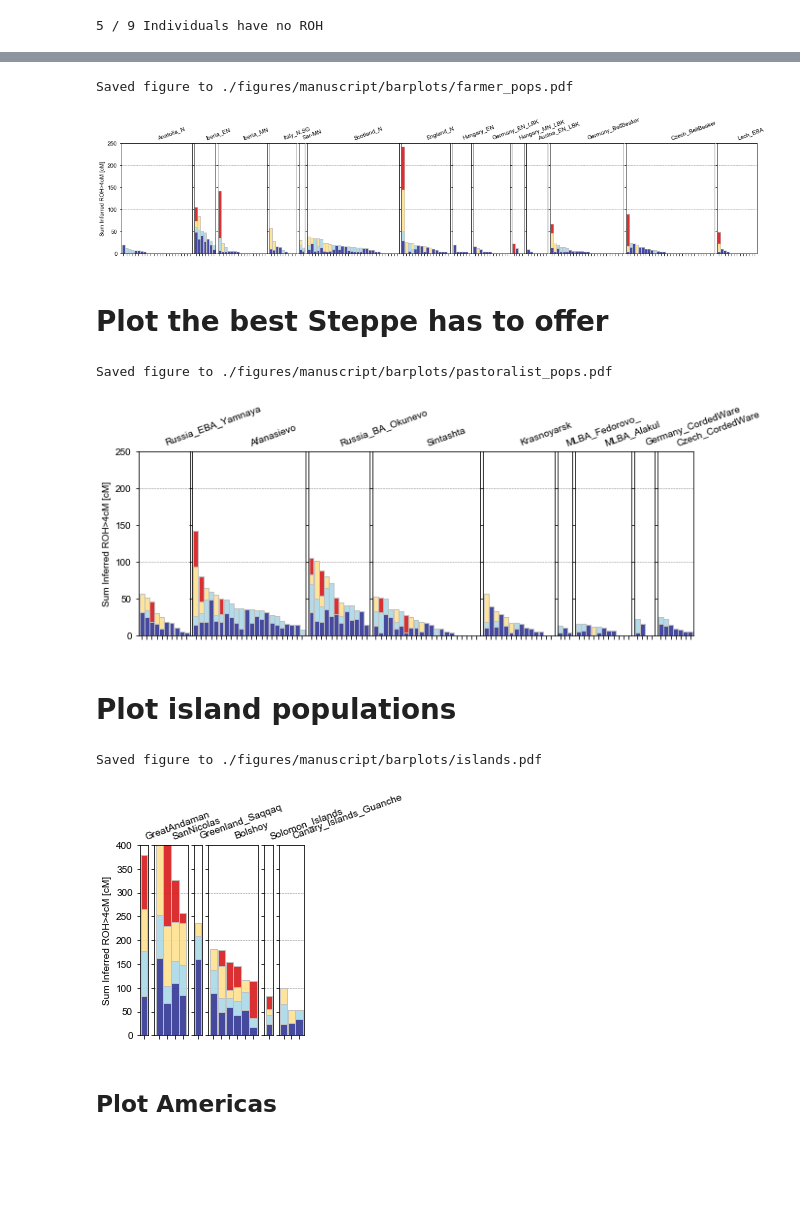
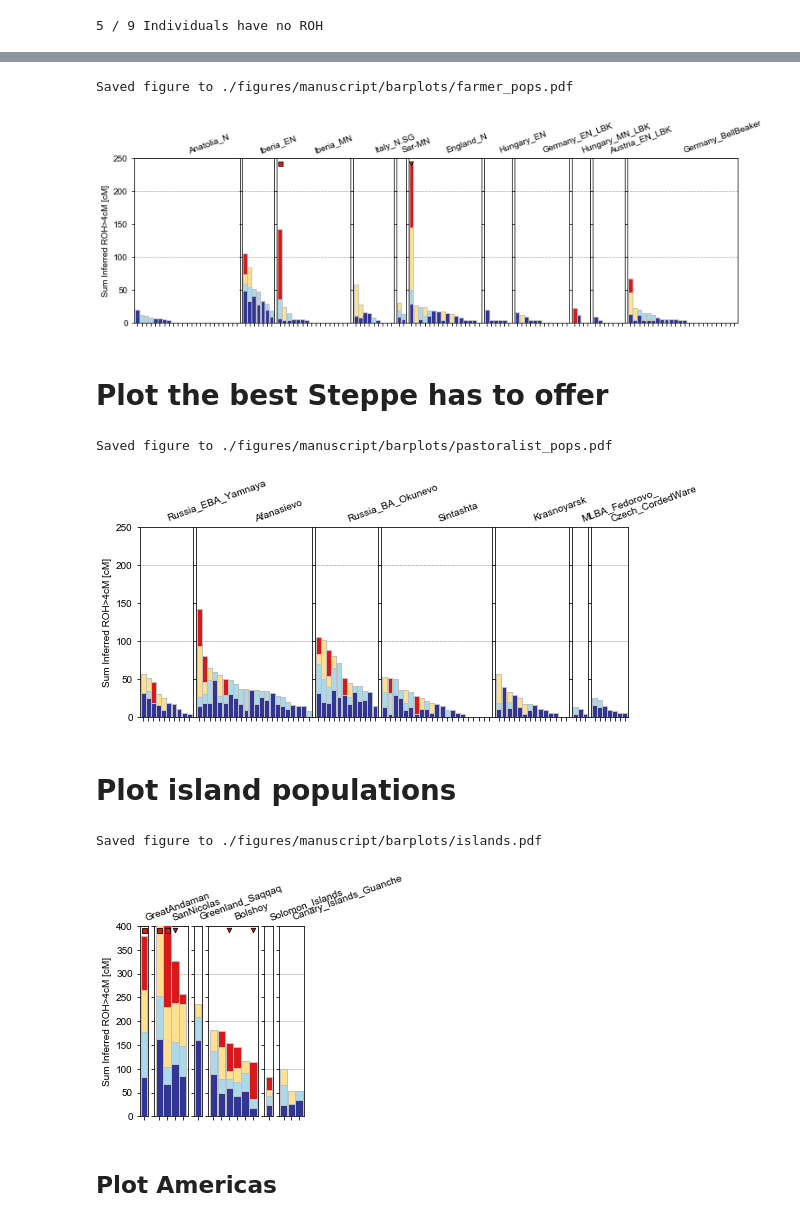
Before and after one commit to hringbauer/hapROH, a Jupyter notebook: Notebooks/Figures/plot_bar_ROH.ipynb, the cells around one changed output, grey strips where cells are left out. Saved outputs shown, nothing was run; the diff lists cells and outputs as text; code cells hidden in the pictures; blank space fills up the shorter version.

```diff
--- a/Notebooks/Figures/plot_bar_ROH.ipynb
+++ b/Notebooks/Figures/plot_bar_ROH.ipynb
@@ -453,34 +449,36 @@ df_ana.sort_values(by="age")
 # %%
-clsts = ["Anatolia_N", "Iberia_EN", "Iberia_MN", "Italy_N.SG", "Sar-MN", "Scotland_N",
+clsts = ["Anatolia_N", "Iberia_EN", "Iberia_MN", "Italy_N.SG", "Sar-MN",
          "England_N", "Hungary_EN",
          "Germany_EN_LBK", "Hungary_MN_LBK", "Austria_EN_LBK",
-         "Germany_BellBeaker", "Czech_BellBeaker", "Lech_EBA"]
+         "Germany_BellBeaker"] # "Czech_BellBeaker", "Lech_EBA" "Scotland_N"
 df_plots, lgths = prep_dfs_plot_exact(df_t, pops=clsts, mod_only=False, exact=False)
 
 plot_panel_row(df_plots, figsize=(np.sum(lgths)/10, 3.5), ylim=[0,250], fs_x=6,
                ha_title="left", r_title=20, title_col="pop", hlines=[100, 200],
                titles=clsts, x_labels=False, leg_pos=0, degrees=[], Ns=[],
+               cutoffs=[50,100], ss=[20, 25], lw=0.8, sym_ofst=-8,
                savepath="./figures/manuscript/barplots/farmer_pops.pdf")
 # %% [output]
 Saved figure to ./figures/manuscript/barplots/farmer_pops.pdf
-[figure, old version]
+[figure, new version]
 # %% [markdown]
 # Plot the best Steppe has to offer
 # %%
 df_t= df1[df1["economy"]=="Pastoralist"]
 # %%
 clsts = ["Russia_EBA_Yamnaya", "Afanasievo", "Russia_BA_Okunevo", "Sintashta",
-         "Krasnoyarsk",  "MLBA_Fedorovo_", "MLBA_Alakul",
-         "Germany_CordedWare", "Czech_CordedWare"]
+         "Krasnoyarsk",  "MLBA_Fedorovo_",
+         "Czech_CordedWare"] # "Germany_CordedWare", "MLBA_Alakul"
 df_plots, lgths = prep_dfs_plot_exact(df_t, pops=clsts, mod_only=False, exact=False)
 
 plot_panel_row(df_plots, figsize=(np.sum(lgths)/10, 3.5), ylim=[0,250], fs_x=6,
                titles=clsts, ha_title="left", r_title=20, title_col="pop", hlines=[100, 200],
                x_labels=False, leg_pos=0, degrees=[], Ns=[],
+               cutoffs=[50,100], ss=[20, 25], lw=0.8, sym_ofst=-8,
                savepath="./figures/manuscript/barplots/pastoralist_pops.pdf")
 # %% [output]
 Saved figure to ./figures/manuscript/barplots/pastoralist_pops.pdf
-[figure, old version]
+[figure, new version]
 # %% [markdown]
 # Plot island populations
 # %%
@@ -494,10 +492,11 @@ plot_panel_row(df_plots, figsize=(np.sum(lgths)/5, 3.5), ylim=[0,400], fs_x=6, w
                titles=clsts, ha_title="left", r_title=20,
                title_col="pop", hlines=[100,200,300,400],
                x_labels=False, leg_pos=0, degrees=[], Ns=[],
+               cutoffs=[50,100], ss=[20, 25], lw=0.8, sym_ofst=-8,
                savepath="./figures/manuscript/barplots/islands.pdf")
 # %% [output]
 Saved figure to ./figures/manuscript/barplots/islands.pdf
-[figure, old version]
+[figure, new version]
 # %% [markdown]
 ## Plot Americas
 # %%
```
Also changed, not shown: parts of 49 cells of this notebook, 3 other files.
